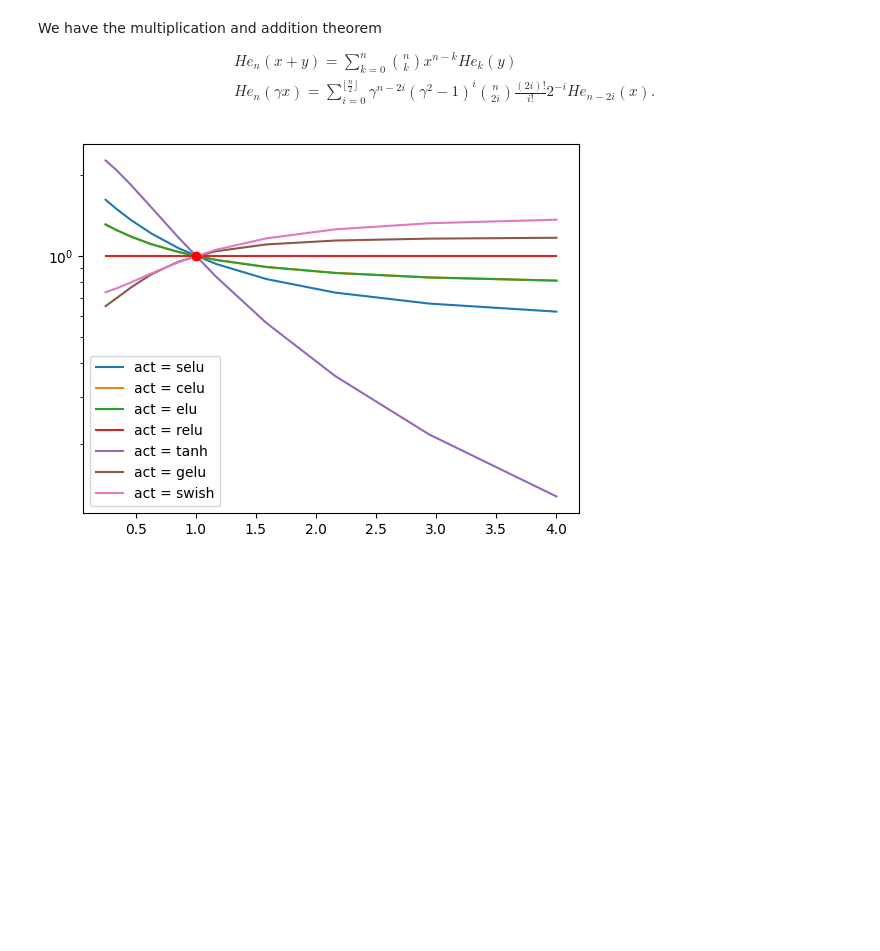
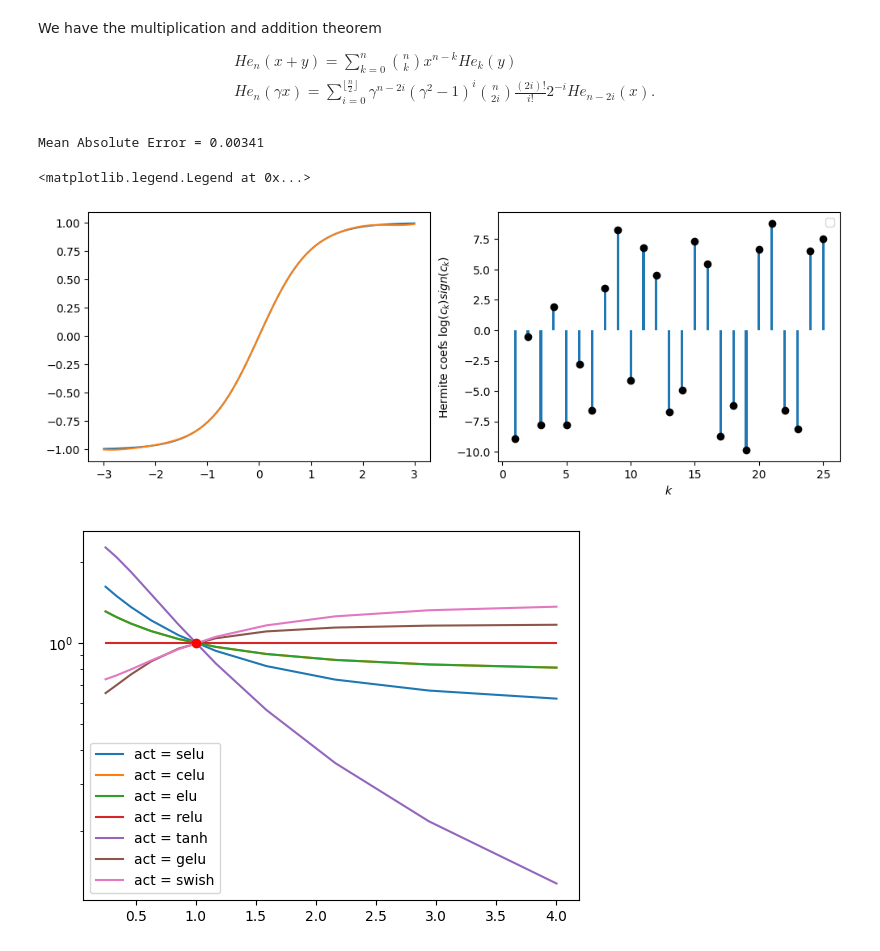
Before and after one commit to ratschlab/phd-thesis-amir, a Jupyter notebook: evaluations/evaluate.ipynb, the cells around one changed output. Cells and saved outputs as stored; diff of their text form; code cells hidden in the pictures; blank space fills up the shorter version.

```diff
--- a/evaluations/evaluate.ipynb
+++ b/evaluations/evaluate.ipynb
@@ -237,6 +655,32 @@ $$
 &He_n(\gamma x) = \sum_{i=0}^{\lfloor \frac{n}{2} \rfloor} \gamma^{n-2i} (\gamma^2 - 1)^i \binom{n}{2i} \frac{(2i)!}{i!} 2^{-i} He_{n-2i}(x).
 \end{align}
 $$
+# %%
+# check hermite coefficients and reovery
+
+f = get_activation_function('tanh',)
+coefs = compute_hermite_coefs(f, order=25,num_samples=10**6)
+f2 = hermite_expansion(coefs)
+x = np.linspace(-3,3,100)
+mae = np.mean(abs(f(x)-f2(x)))
+print(f"Mean Absolute Error = {mae:.5f}")
+
+plt.figure(figsize=(12,4))
+plt.subplot(1,2,1)
+plt.plot(x,f(x), label='original')
+plt.plot(x,f2(x), label='recovered')
+plt.subplot(1,2,2)
+sg = np.sign(coefs)
+scoefs = np.log(np.abs(coefs)) * sg
+plt.bar(range(1,len(coefs)+1),scoefs,width=0.2)
+plt.scatter(range(1,len(coefs)+1),scoefs,marker='o',color='k',)
+plt.ylabel('Hermite coefs $\\log(c_k) sign(c_k)$')
+plt.xlabel('$k$')
+plt.legend()
+# %% [output]
+Mean Absolute Error = 0.00341
+<matplotlib.legend.Legend at 0x...>
+[figure, added]
 # %%
 from scipy.special import comb, factorial
 
```
Also changed, not shown: parts of 8 cells of this notebook, 1 other file.
